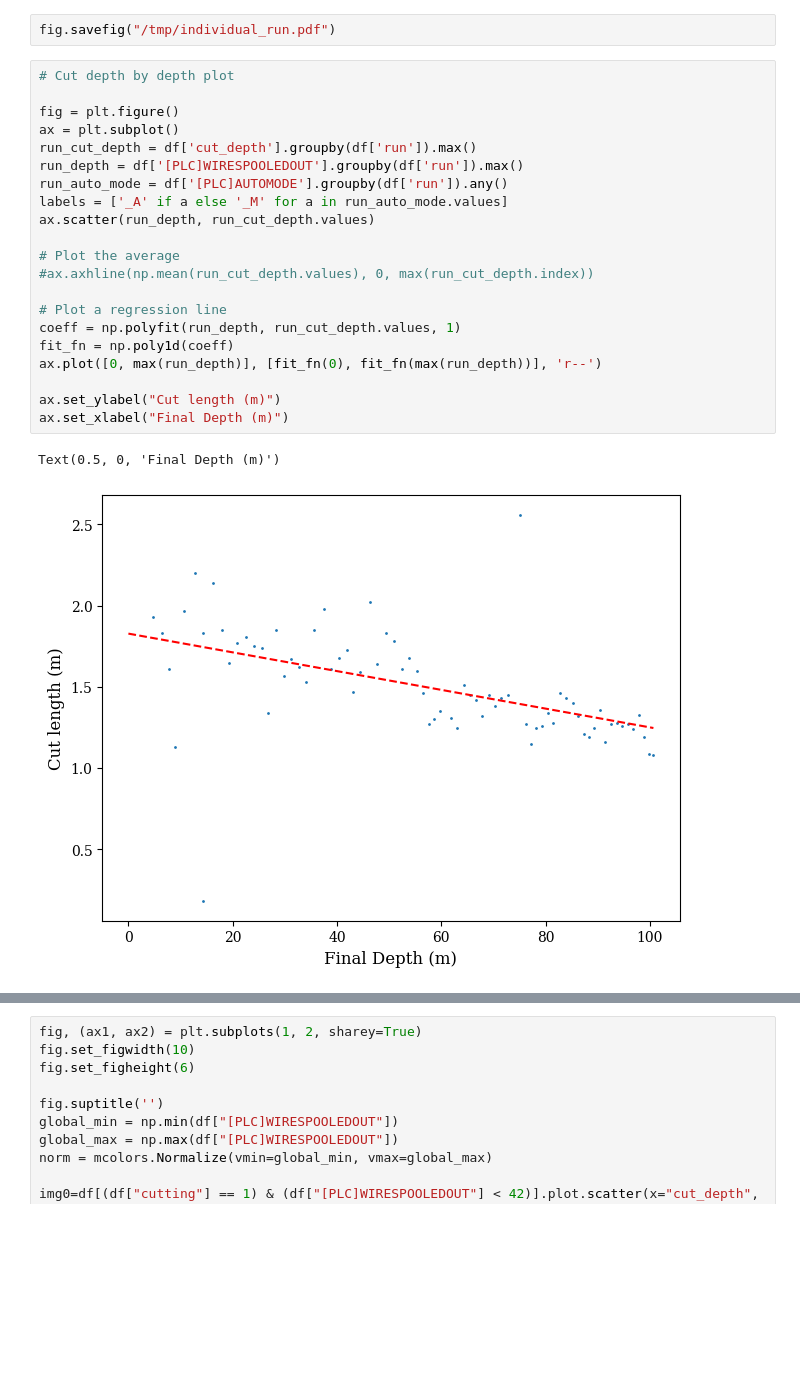
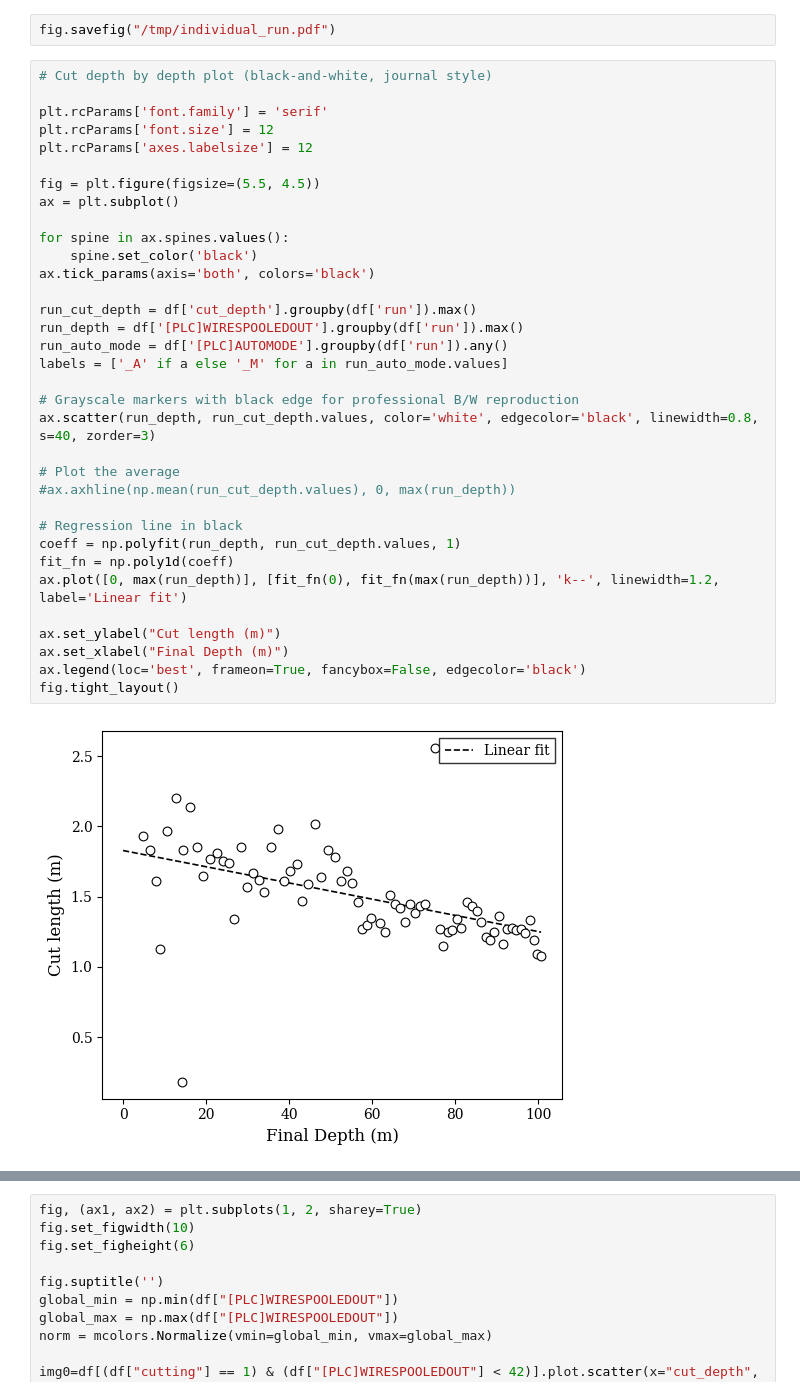
Before and after one commit to RNO-G/bigraid_log_reader, a Jupyter notebook: proceedings_notebook.ipynb, the cells around one changed output, grey strips where cells are left out. Cells and saved outputs as stored; diff of their text form; blank space fills up the shorter version.

```diff
--- a/proceedings_notebook.ipynb
+++ b/proceedings_notebook.ipynb
@@ -184,26 +184,38 @@ Index(['[PLC]AUTODOWNSTOPDEPTH', '[PLC]AUTOMODE', '[PLC]AUTOSEQ',
 # %%
 fig.savefig("/tmp/individual_run.pdf")
 # %%
-# Cut depth by depth plot
+# Cut depth by depth plot (black-and-white, journal style)
 
-fig = plt.figure()
+plt.rcParams['font.family'] = 'serif'
+plt.rcParams['font.size'] = 12
+plt.rcParams['axes.labelsize'] = 12
+
+fig = plt.figure(figsize=(5.5, 4.5))
 ax = plt.subplot()
+
+for spine in ax.spines.values():
+    spine.set_color('black')
+ax.tick_params(axis='both', colors='black')
+
 run_cut_depth = df['cut_depth'].groupby(df['run']).max()
 run_depth = df['[PLC]WIRESPOOLEDOUT'].groupby(df['run']).max()
 run_auto_mode = df['[PLC]AUTOMODE'].groupby(df['run']).any()
 labels = ['_A' if a else '_M' for a in run_auto_mode.values]
-ax.scatter(run_depth, run_cut_depth.values)
+
+# Grayscale markers with black edge for professional B/W reproduction
+ax.scatter(run_depth, run_cut_depth.values, color='white', edgecolor='black', linewidth=0.8, s=40, zorder=3)
 
 # Plot the average
-#ax.axhline(np.mean(run_cut_depth.values), 0, max(run_cut_depth.index))
+#ax.axhline(np.mean(run_cut_depth.values), 0, max(run_depth))
 
-# Plot a regression line
+# Regression line in black
 coeff = np.polyfit(run_depth, run_cut_depth.values, 1)
 fit_fn = np.poly1d(coeff)
-ax.plot([0, max(run_depth)], [fit_fn(0), fit_fn(max(run_depth))], 'r--')
+ax.plot([0, max(run_depth)], [fit_fn(0), fit_fn(max(run_depth))], 'k--', linewidth=1.2, label='Linear fit')
 
 ax.set_ylabel("Cut length (m)")
 ax.set_xlabel("Final Depth (m)")
+ax.legend(loc='best', frameon=True, fancybox=False, edgecolor='black')
+fig.tight_layout()
 # %% [output]
-Text(0.5, 0, 'Final Depth (m)')
-[figure, old version]
+[figure, new version]
```
Also changed, not shown: parts of 2 cells of this notebook.
